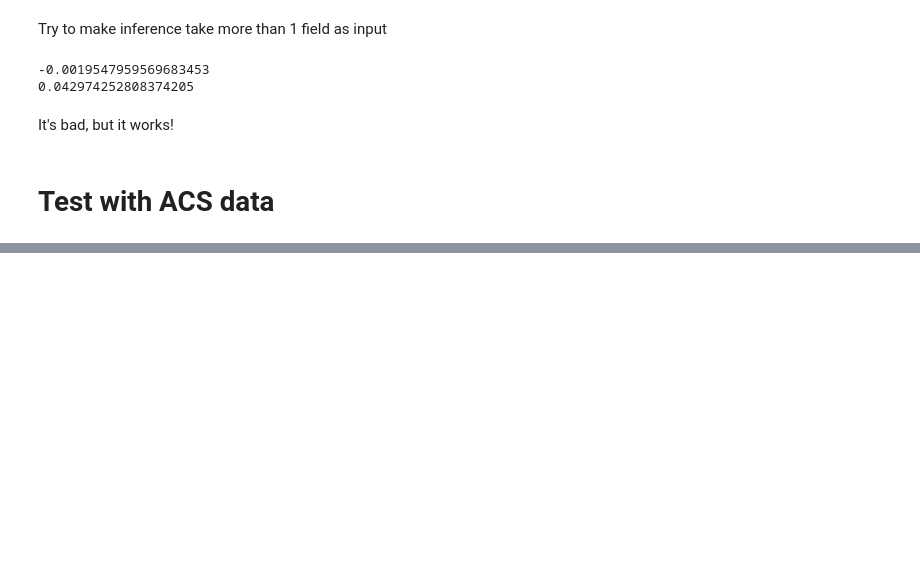
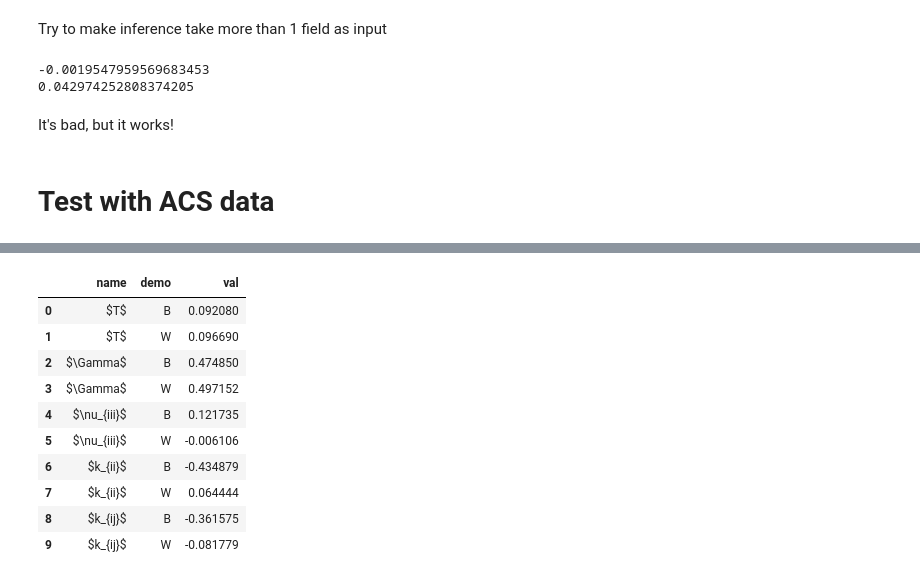
Before and after one commit to dsseara/sociohydro, a Jupyter notebook: inference/inference_test.ipynb, the cells around one changed output, grey strips where cells are left out. Saved outputs shown, nothing was run; the diff lists cells and outputs as text; code cells hidden in the pictures; blank space fills up the shorter version.

```diff
--- a/inference/inference_test.ipynb
+++ b/inference/inference_test.ipynb
@@ -369 +482,15 @@ fig.savefig(os.path.join(savefolder, f"2024-06-24_coefficients_allFeatures_train
+# %%
+coef_df.groupby(["name", "demo"]).mean().reset_index()
+# %% [output]
+|  | name | demo | val |
+| 0 | $T$ | B | 0.092080 |
+| 1 | $T$ | W | 0.096690 |
+| 2 | $\Gamma$ | B | 0.474850 |
+| 3 | $\Gamma$ | W | 0.497152 |
+| 4 | $\nu_{iii}$ | B | 0.121735 |
+| 5 | $\nu_{iii}$ | W | -0.006106 |
+| 6 | $k_{ii}$ | B | -0.434879 |
+| 7 | $k_{ii}$ | W | 0.064444 |
+| 8 | $k_{ij}$ | B | -0.361575 |
+| 9 | $k_{ij}$ | W | -0.081779 |
 # %%
```
Also changed, not shown: parts of 8 cells of this notebook.
